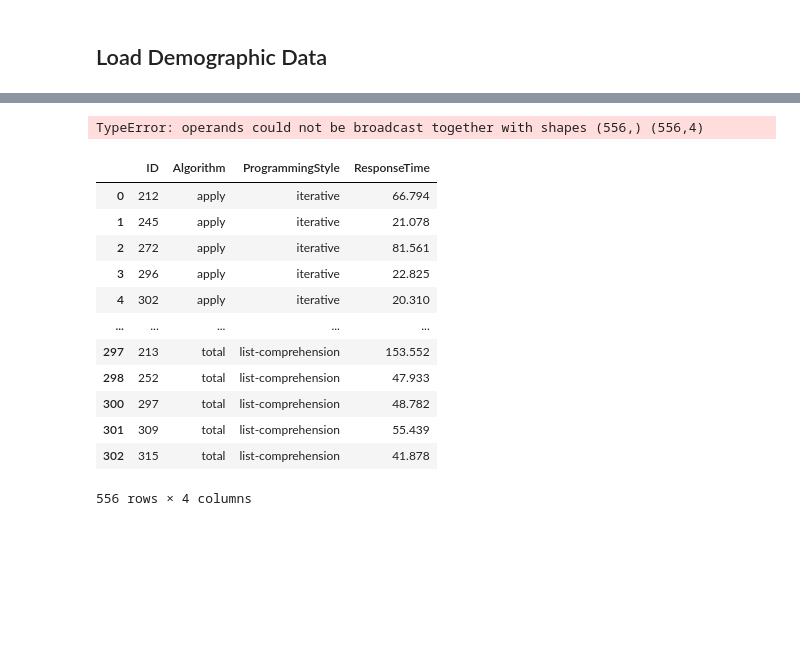
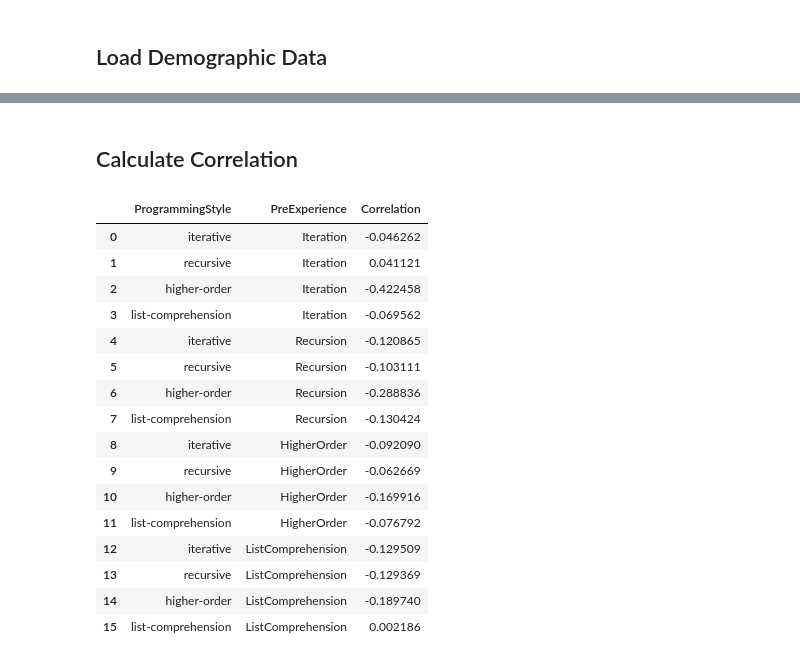
Before and after one commit to Sonaion/bachelor-arbeit, a Jupyter notebook: DataEvaluation/RQ01_02_Behavioral_Correlations.ipynb, the cells around one changed output, grey strips where cells are left out. Cells and saved outputs as stored; diff of their text form; code cells hidden in the pictures; blank space fills up the shorter version.

```diff
--- a/DataEvaluation/RQ01_02_Behavioral_Correlations.ipynb
+++ b/DataEvaluation/RQ01_02_Behavioral_Correlations.ipynb
@@ -137,20 +111,32 @@ plt.show()
-# %%
-sns.pairplot(df_recursive, hue="species")
-# %% [output]
-TypeError: operands could not be broadcast together with shapes (556,) (556,4)
-# %%
-df_response_time
-# %% [output]
-|  | ID | Algorithm | ProgrammingStyle | ResponseTime |
-| 0 | 212 | apply | iterative | 66.794 |
-| 1 | 245 | apply | iterative | 21.078 |
-| 2 | 272 | apply | iterative | 81.561 |
-| 3 | 296 | apply | iterative | 22.825 |
-| 4 | 302 | apply | iterative | 20.310 |
-| ... | ... | ... | ... | ... |
-| 297 | 213 | total | list-comprehension | 153.552 |
-| 298 | 252 | total | list-comprehension | 47.933 |
-| 300 | 297 | total | list-comprehension | 48.782 |
-| 301 | 309 | total | list-comprehension | 55.439 |
-| 302 | 315 | total | list-comprehension | 41.878 |
-556 rows × 4 columns
+# %% [markdown]
+## Calculate Correlation
+# %%
+df_tmp = df_response_time.merge(df_demographics, on="ID")
+df_tmp = df_tmp[["ProgrammingStyle", "ResponseTime", "Iteration", "Recursion", "HigherOrder", "ListComprehension"]]
+df_correlation = pd.DataFrame(columns=["ProgrammingStyle", "PreExperience", "Correlation"])
+for column in df_tmp.columns[2:]:
+    for style in df_tmp["ProgrammingStyle"].unique():
+        df_sub = df_tmp[df_tmp["ProgrammingStyle"] == style]
+        df_corr = df_sub[["ResponseTime", column]].corr()
+        coef = df_corr["ResponseTime"].values[1]
+        df_correlation.loc[len(df_correlation)] = [style, column, coef]
+display(df_correlation)
+df_correlation.to_excel("./tmp.xlsx")
+# %% [output]
+|  | ProgrammingStyle | PreExperience | Correlation |
+| 0 | iterative | Iteration | -0.046262 |
+| 1 | recursive | Iteration | 0.041121 |
+| 2 | higher-order | Iteration | -0.422458 |
+| 3 | list-comprehension | Iteration | -0.069562 |
+| 4 | iterative | Recursion | -0.120865 |
+| 5 | recursive | Recursion | -0.103111 |
+| 6 | higher-order | Recursion | -0.288836 |
+| 7 | list-comprehension | Recursion | -0.130424 |
+| 8 | iterative | HigherOrder | -0.092090 |
+| 9 | recursive | HigherOrder | -0.062669 |
+| 10 | higher-order | HigherOrder | -0.169916 |
+| 11 | list-comprehension | HigherOrder | -0.076792 |
+| 12 | iterative | ListComprehension | -0.129509 |
+| 13 | recursive | ListComprehension | -0.129369 |
+| 14 | higher-order | ListComprehension | -0.189740 |
+| 15 | list-comprehension | ListComprehension | 0.002186 |
```
Also changed, not shown: parts of 3 cells of this notebook, 13 other files.
